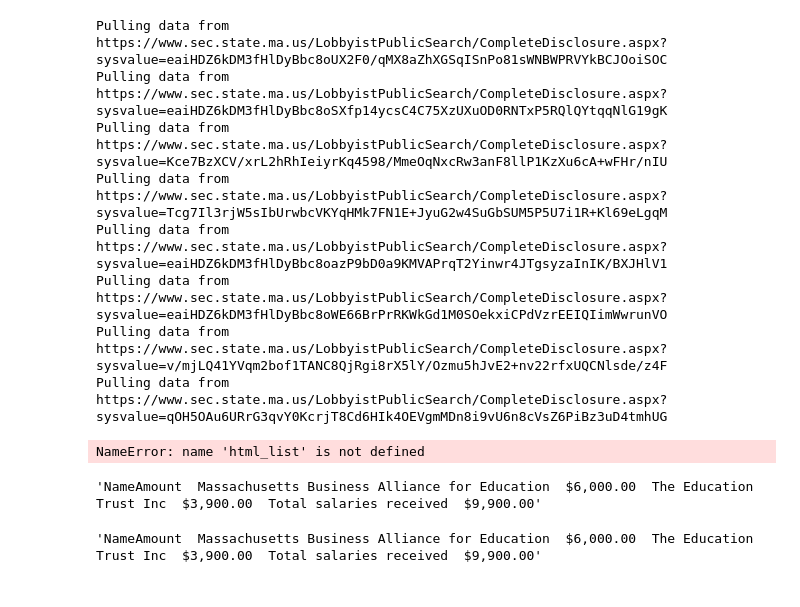
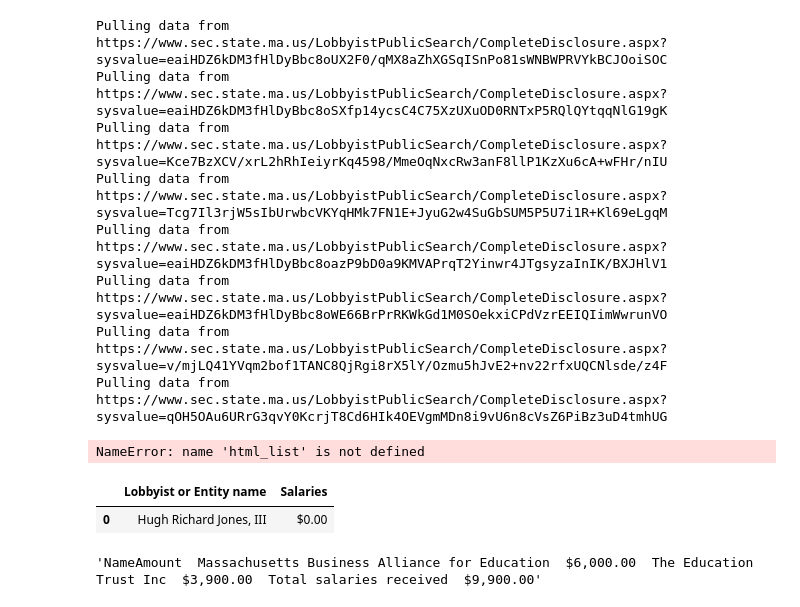
Before and after one commit to ren0nie0/advocacy-maps, a Jupyter notebook: lobbying/notebooks/lobbydoodles.ipynb, the cells around one changed output. Cells and saved outputs as stored; diff of their text form; code cells hidden in the pictures.

```diff
--- a/lobbying/notebooks/lobbydoodles.ipynb
+++ b/lobbying/notebooks/lobbydoodles.ipynb
@@ -262,9 +262,10 @@ NameError: name 'html_list' is not defined
 edf = pd.read_html(test_entity_htmls[0])
 ldf = pd.read_html(test_lobbyist_htmls[0])
 # %%
-[df for df in edf[5:] if 'Client Compensation' in str(df) and len(df) == 2][0][0][1]
+[df for df in edf[5:] if 'Salaries' in str(df) and len(df) == 2][0][:-1]
 # %% [output]
-'NameAmount  Massachusetts Business Alliance for Education  $6,000.00  The Education Trust Inc  $3,900.00  Total salaries received  $9,900.00'
+|  | Lobbyist or Entity name | Salaries |
+| 0 | Hugh Richard Jones, III | $0.00 |
 # %%
 edf[7][0][1]
 # %% [output]
```
Also changed, not shown: parts of 7 cells of this notebook, 1 other file.
